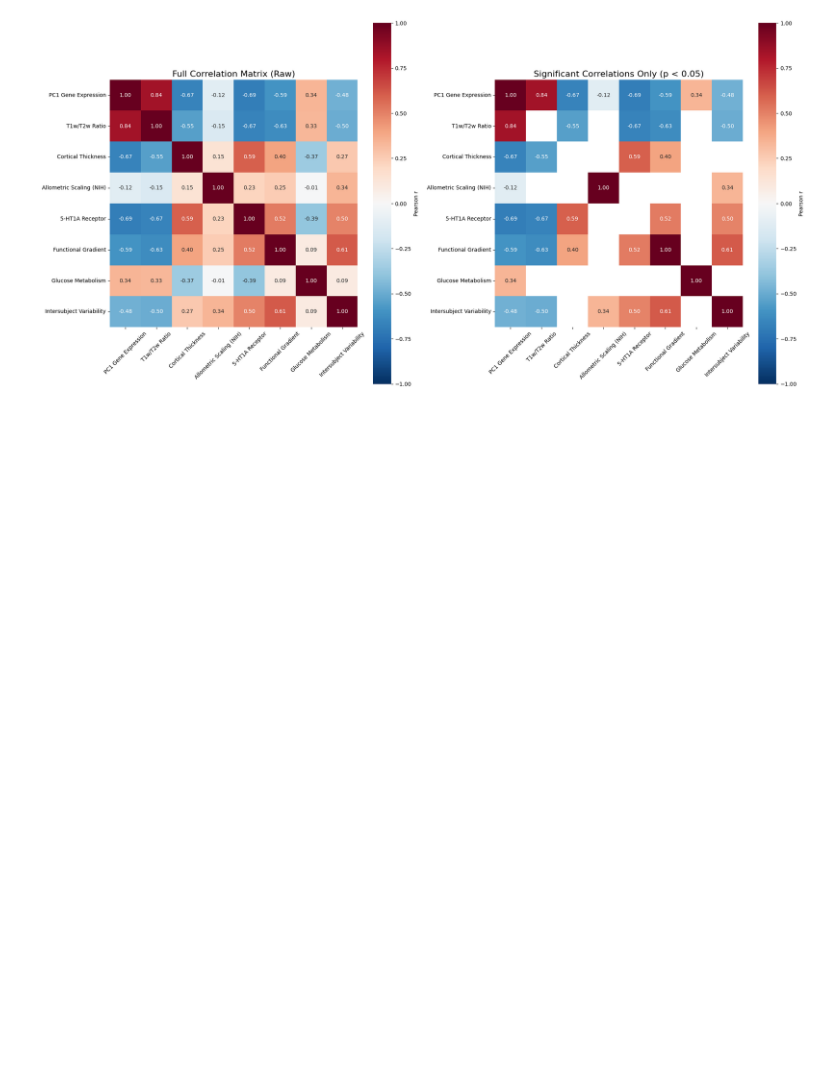
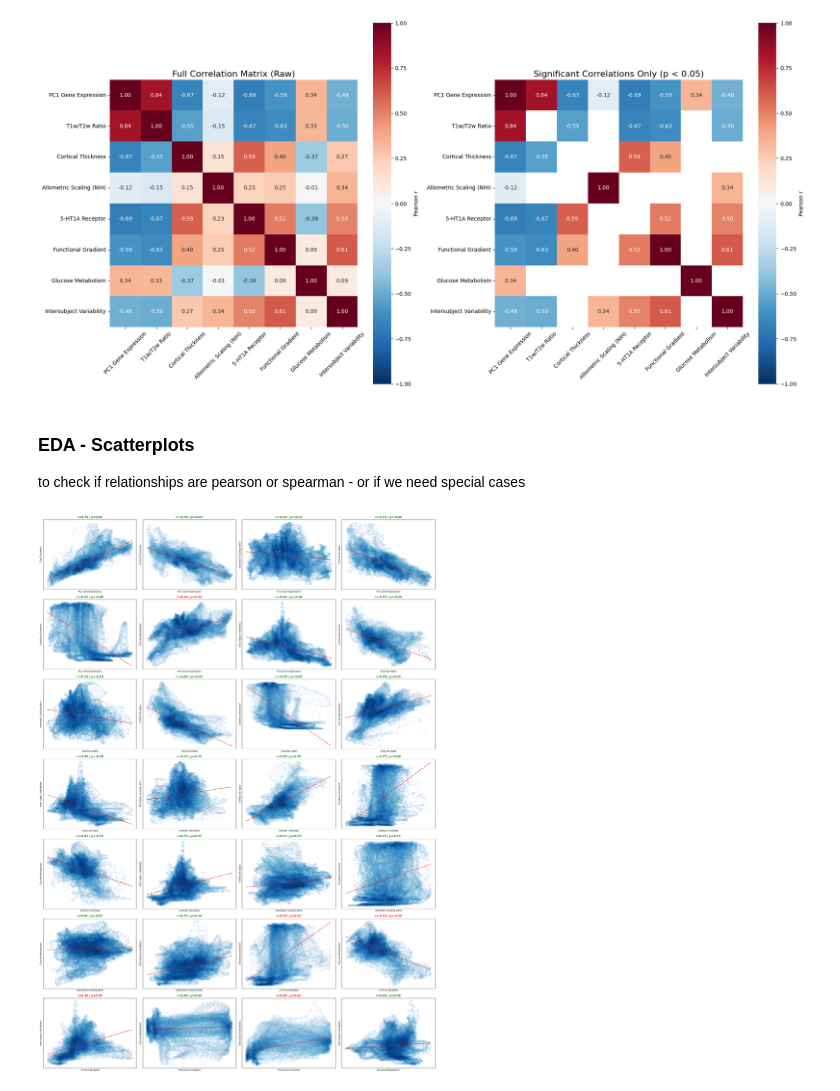
Before and after one commit to kesouder/BrainMap_Analysis, a Jupyter notebook: main.ipynb, the cells around one changed output. Drawn from its saved outputs; the diff is of its cells as text; code cells hidden in the pictures; blank space fills up the shorter version.

Commit message:
eda for pearson or spearman

```diff
--- a/main.ipynb
+++ b/main.ipynb
@@ -824,3 +824,7 @@ Permutation 900/1000...
 | Glucose Metabolism | 0.340 | 0.000 | 0.000 | 0.000 | 0.000 | ... |
 | Intersubject Variability | -0.477 | -0.499 | 0.000 | 0.342 | 0.497 | ... |
 [figure]
+# %% [markdown]
+### EDA - Scatterplots
+to check if relationships are pearson or spearman
+    - or if we need special cases
@@ -826,0 +902,11 @@ Permutation 900/1000...
+# %%
+plot_pairwise_scatterplots(
+    prepared_maps,
+    map_names,
+    readable_map_names=readable_map_names
+)
+# Green title means the the values are similar so we should use pearson
+# red titles mean the values are different so we need to look at the hexbin/scatter plot
+    # if it's curved or a dark blob with outliers --> use spearman
+# %% [output]
+[figure, added]
```
Also changed, not shown: parts of 1 cell of this notebook.
